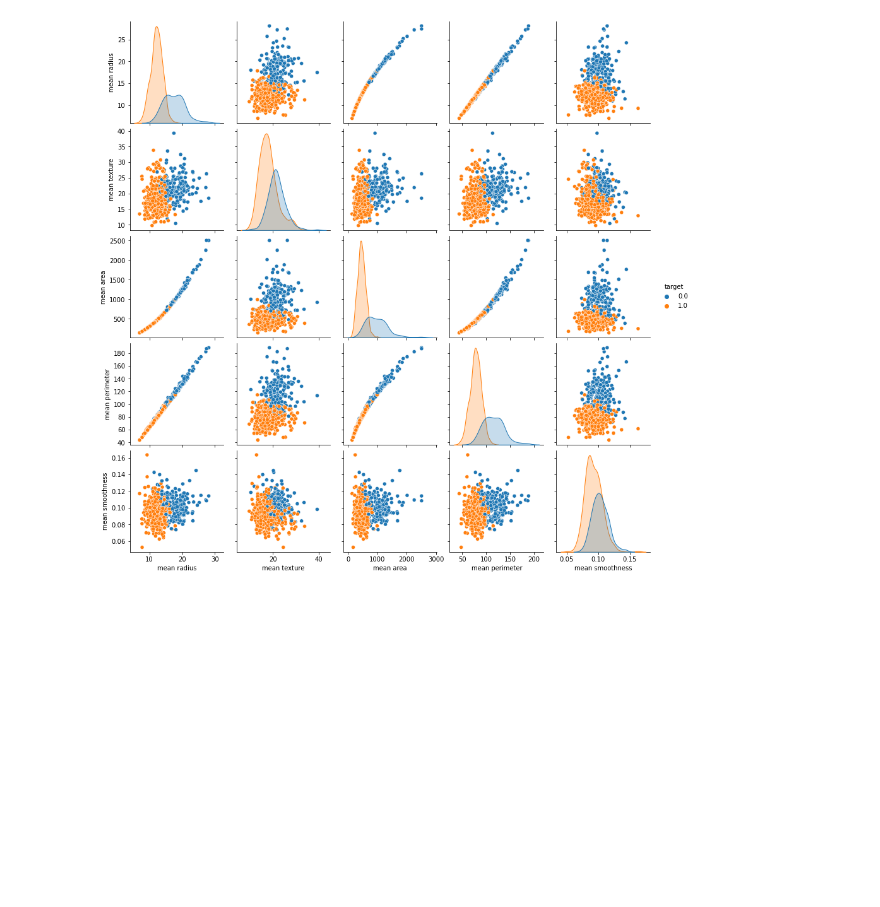
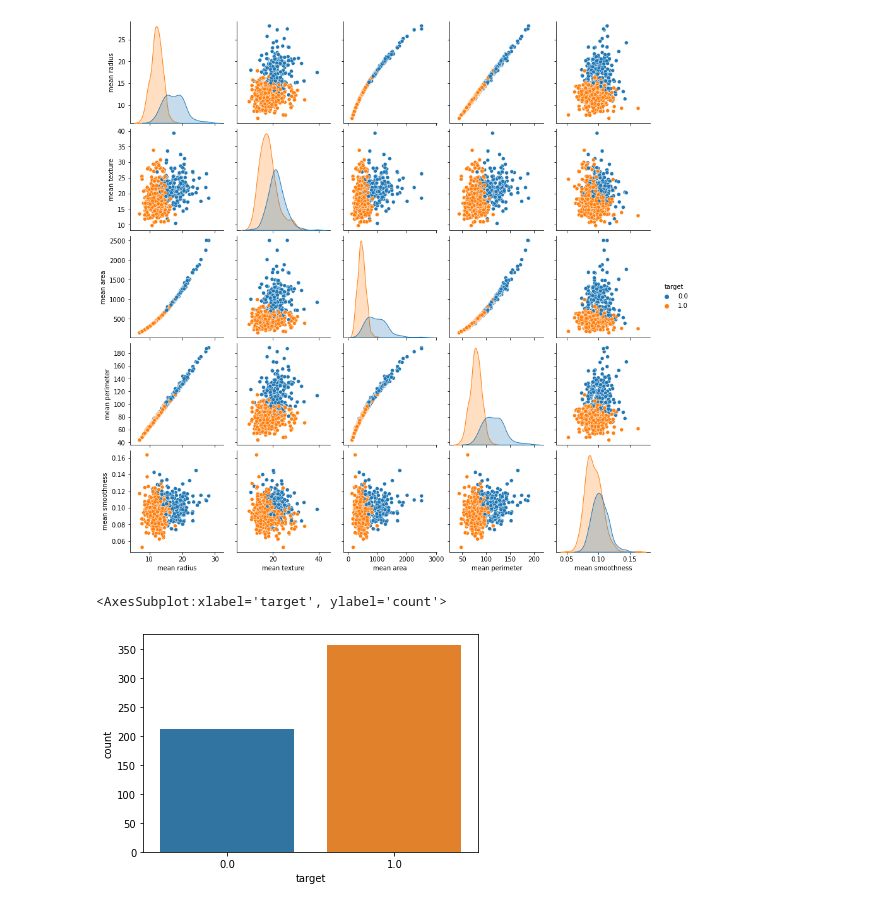
Before and after one commit to LucianPopaLVP/Breast-Cancer-Classification---SVM, a Jupyter notebook: breast_cancer_classification_w_svm.ipynb, the cells around one changed output. Saved outputs shown, nothing was run; the diff lists cells and outputs as text; code cells hidden in the pictures; blank space fills up the shorter version.

```diff
--- a/breast_cancer_classification_w_svm.ipynb
+++ b/breast_cancer_classification_w_svm.ipynb
@@ -132,3 +132,8 @@ sns.pairplot(df_cancer, hue = 'target',
 # %% [output]
 <seaborn.axisgrid.PairGrid at 0x...>
 [figure]
+# %%
+sns.countplot(df_cancer['target'], label = "Count")
+# %% [output]
+<AxesSubplot:xlabel='target', ylabel='count'>
+[figure, added]
```
